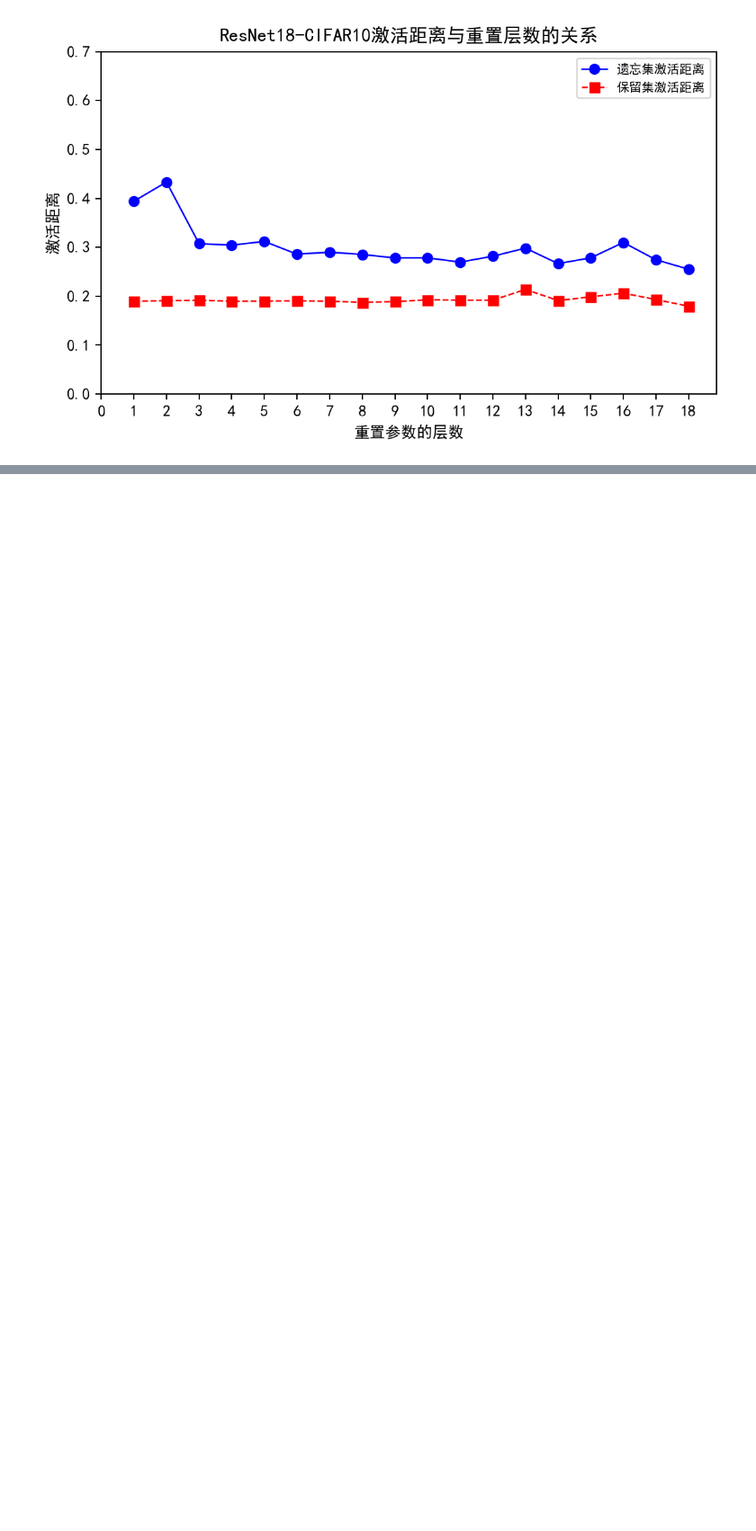
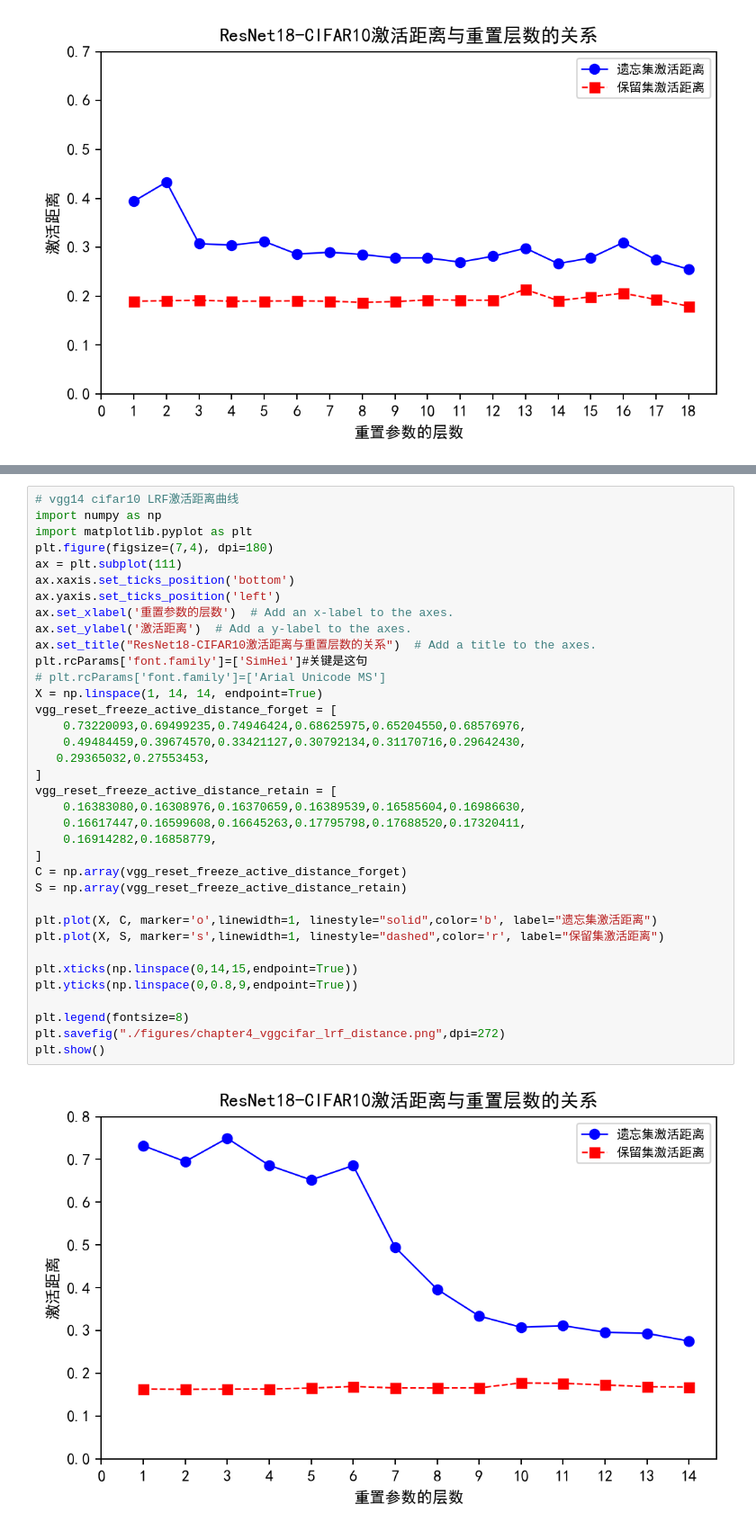
Before and after one commit to pan402945786/graduate_expriment, a Jupyter notebook: common/plot_pic2.ipynb, the cells around one changed output, grey strips where cells are left out. Shown at 90% size. Drawn from its saved outputs; the diff is of its cells as text; blank space fills up the shorter version.

```diff
--- a/common/plot_pic2.ipynb
+++ b/common/plot_pic2.ipynb
@@ -215,0 +307,38 @@ plt.show()
+# %%
+# vgg14 cifar10 LRF激活距离曲线
+import numpy as np
+import matplotlib.pyplot as plt
+plt.figure(figsize=(7,4), dpi=180)
+ax = plt.subplot(111)
+ax.xaxis.set_ticks_position('bottom')
+ax.yaxis.set_ticks_position('left')
+ax.set_xlabel('重置参数的层数')  # Add an x-label to the axes.
+ax.set_ylabel('激活距离')  # Add a y-label to the axes.
+ax.set_title("ResNet18-CIFAR10激活距离与重置层数的关系")  # Add a title to the axes.
+plt.rcParams['font.family']=['SimHei']#关键是这句
+# plt.rcParams['font.family']=['Arial Unicode MS']
+X = np.linspace(1, 14, 14, endpoint=True)
+vgg_reset_freeze_active_distance_forget = [
+    0.73220093,0.69499235,0.74946424,0.68625975,0.65204550,0.68576976,
+    0.49484459,0.39674570,0.33421127,0.30792134,0.31170716,0.29642430,
+   0.29365032,0.27553453,
+]
+vgg_reset_freeze_active_distance_retain = [
+    0.16383080,0.16308976,0.16370659,0.16389539,0.16585604,0.16986630,
+    0.16617447,0.16599608,0.16645263,0.17795798,0.17688520,0.17320411,
+    0.16914282,0.16858779,
+]
+C = np.array(vgg_reset_freeze_active_distance_forget)
+S = np.array(vgg_reset_freeze_active_distance_retain)
+
+plt.plot(X, C, marker='o',linewidth=1, linestyle="solid",color='b', label="遗忘集激活距离")
+plt.plot(X, S, marker='s',linewidth=1, linestyle="dashed",color='r', label="保留集激活距离")
+
+plt.xticks(np.linspace(0,14,15,endpoint=True))
+plt.yticks(np.linspace(0,0.8,9,endpoint=True))
+
+plt.legend(fontsize=8)
+plt.savefig("./figures/chapter4_vggcifar_lrf_distance.png",dpi=272)
+plt.show()
+# %% [output]
+[figure, added]
```
Also changed, not shown: parts of 13 cells of this notebook, 15 other files.
